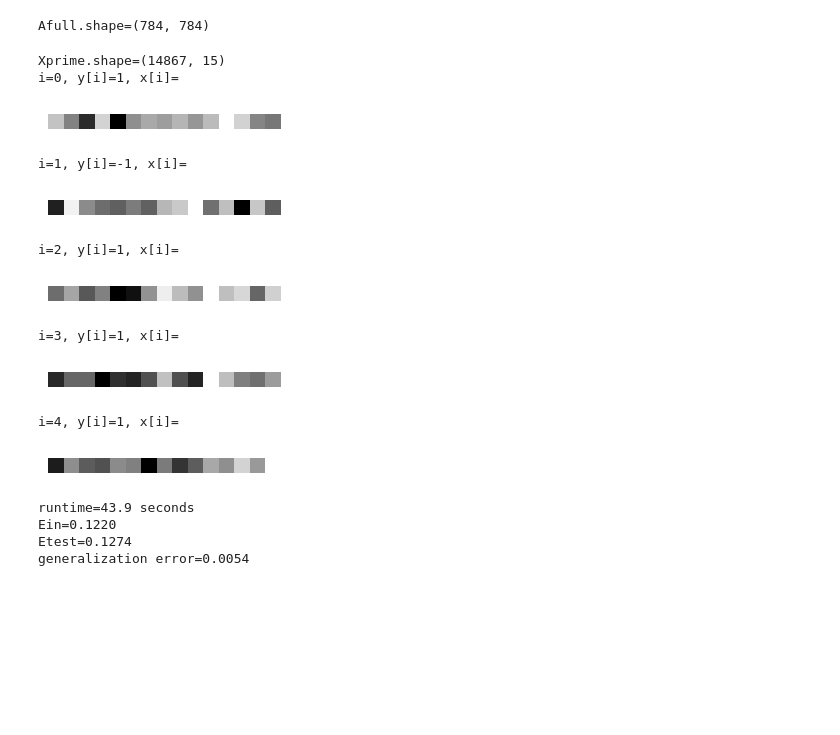
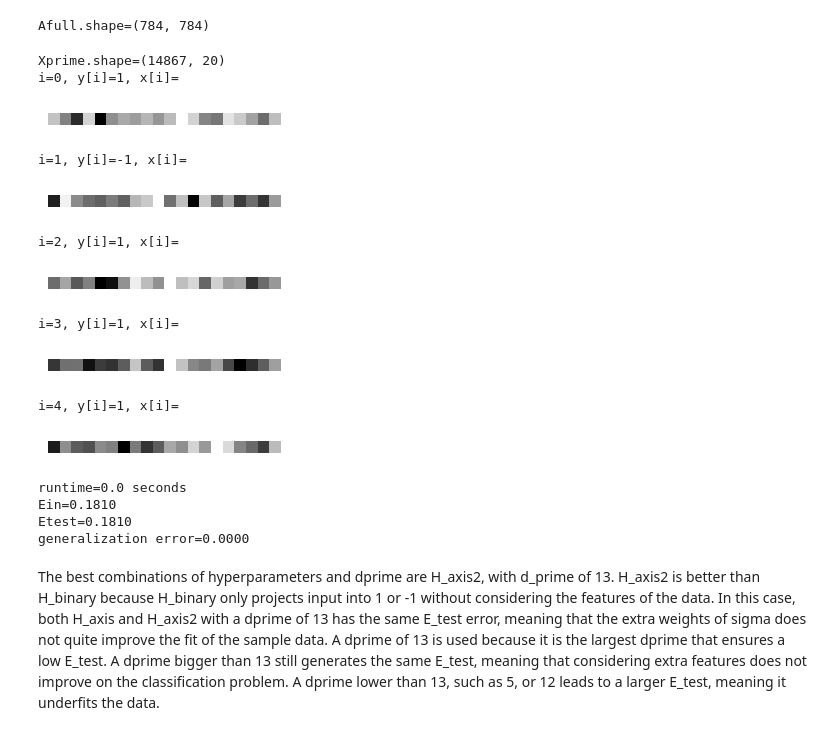
Before and after one commit to YiqiSun1/Recognition-of-handwritten-digits-using-MNIST, a Jupyter notebook: finite_hypothesis_classes.ipynb, the cells around one changed output. Cells and saved outputs as stored; diff of their text form; code cells hidden in the pictures; blank space fills up the shorter version.

```diff
--- a/finite_hypothesis_classes.ipynb
+++ b/finite_hypothesis_classes.ipynb
@@ -418,36 +419,36 @@ print(f'Afull.shape={Afull.shape}') # shape = d x d
 Afull.shape=(784, 784)
 # %%
 # the code below plots the data points after they have been projected down into a very small dprime
-dprime = 15
+dprime = 20
 A = Afull[:, :dprime]
 Xprime = X @ A
 print(f"Xprime.shape={Xprime.shape}")
 for i in range(5):
     print(f"i={i}, y[i]={y[i]}, x[i]=")
     image = Xprime[i].reshape([1, dprime])
     fig = plt.figure(figsize=(3,3))
     plt.axis('off')
     plt.imshow(image, cmap='gray')
     plt.show()
 # %% [output]
-Xprime.shape=(14867, 15)
+Xprime.shape=(14867, 20)
 i=0, y[i]=1, x[i]=
-[figure, old version]
+[figure, new version]
 i=1, y[i]=-1, x[i]=
-[figure, old version]
+[figure, new version]
 i=2, y[i]=1, x[i]=
-[figure, old version]
+[figure, new version]
 i=3, y[i]=1, x[i]=
-[figure, old version]
+[figure, new version]
 i=4, y[i]=1, x[i]=
-[figure, old version]
+[figure, new version]
 # %%
 # the images above are no longer human interpretable;
 # remarkably, we can still learn an effective hypothesis on these newly transformed data points
 # with dprime=5, my results on H_axis2 are nearly as good as they were for the full dataset
 # on this smaller dataset size, we can actually now try the H_multiaxis* hypothesis classes as well
 
-model = TEA(H_multiaxis2)
+model = TEA(H_axis2)
 time_start = time.time()
 model.fit(Xtrain @ A, ytrain)
 time_end = time.time()
@@ -464,10 +465,10 @@ print(f"Etest={Etest:0.4f}")
 
 print(f'generalization error={abs(Etest - Ein):0.4f}')
 # %% [output]
-runtime=43.9 seconds
-Ein=0.1220
-Etest=0.1274
-generalization error=0.0054
+runtime=0.0 seconds
+Ein=0.1810
+Etest=0.1810
+generalization error=0.0000
 # %%
 
 # your final task for this homework is to find the best possible combination of hyperparameters for this problem;
@@ -479,0 +476,4 @@ generalization error=0.0054
+# %% [markdown]
+
+The best combinations of hyperparameters and dprime are H_axis2, with d_prime of 13. H_axis2 is better than H_binary because H_binary only projects input into 1 or -1 without considering the features of the data. In this case, both H_axis and H_axis2 with a dprime of 13 has the same E_test error, meaning that the extra weights of sigma does not quite improve the fit of the sample data.
+A dprime of 13 is used because it is the largest dprime that ensures a low E_test. A dprime bigger than 13 still generates the same E_test, meaning that considering extra features does not improve on the classification problem. A dprime lower than 13, such as 5, or 12 leads to a larger E_test, meaning it underfits the data.
```
Also changed, not shown: parts of 3 cells of this notebook.
